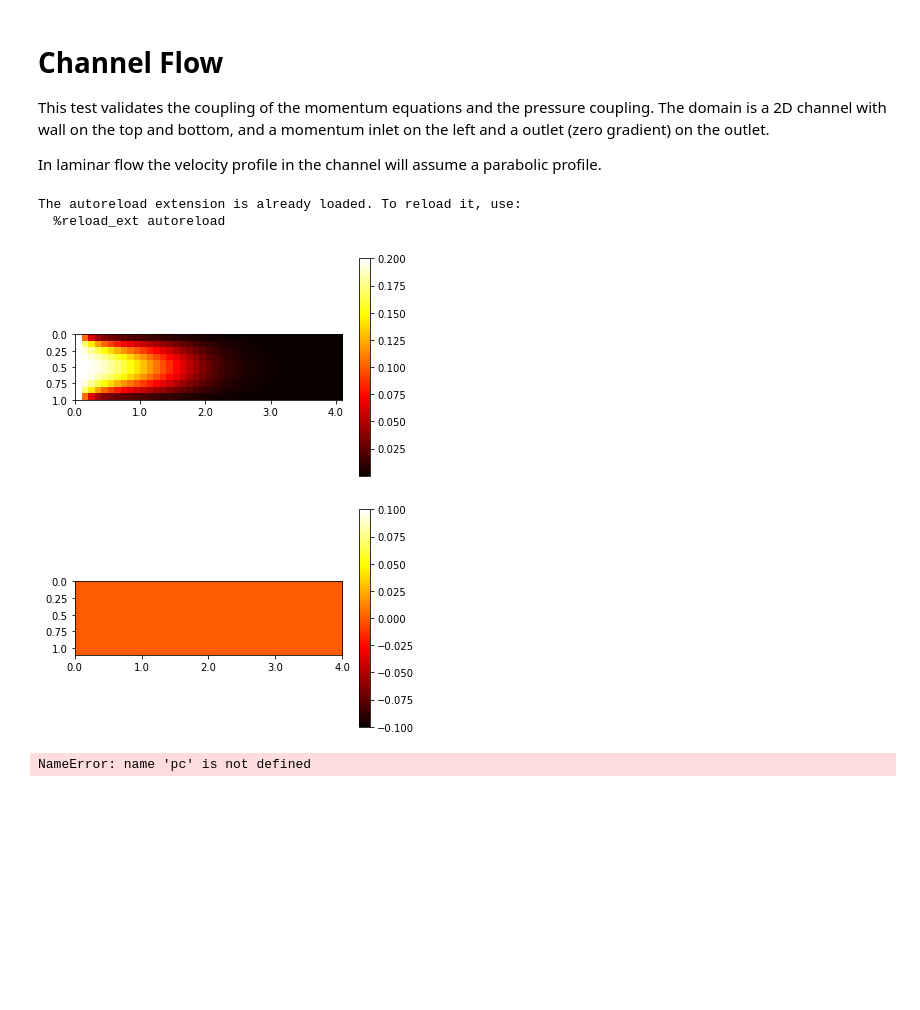
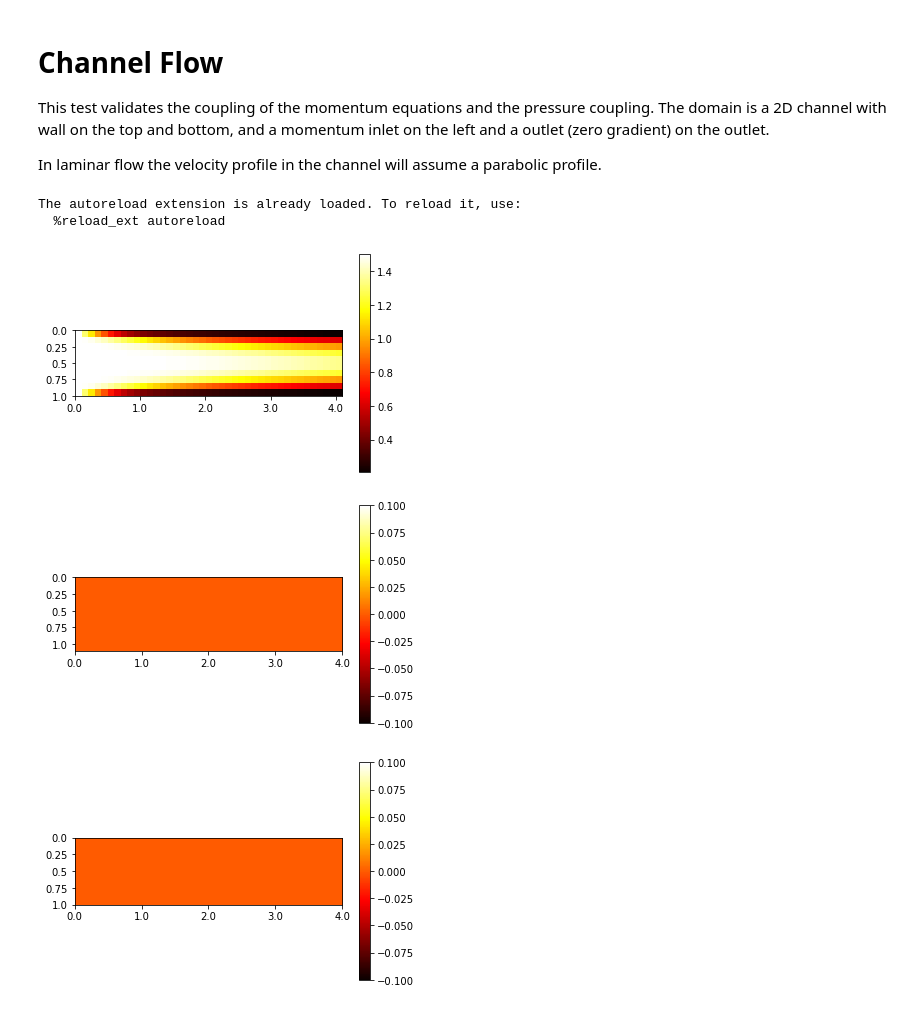
Before and after one commit to fjaschmoneit/multiphase-test-bench, a Jupyter notebook: ValidationTests/channelFlow.ipynb, the cells around one changed output. Drawn from its saved outputs; the diff is of its cells as text; code cells hidden in the pictures; blank space fills up the shorter version.

```diff
--- a/ValidationTests/channelFlow.ipynb
+++ b/ValidationTests/channelFlow.ipynb
@@ -14,15 +14,15 @@ In laminar flow the velocity profile in the channel will assume a parabolic prof
 import sys
 sys.path.append('../src/MultiphaseTestBench')
 import Manager as mptb
+from fieldAccess import *
 
-from fieldAccess import *
 import numpy as np
 #import MeshConfig
 
 nx = 4
 ny = 1
 
-inletVelocity = 0.2
+inletVelocity = 1.5
 
 geom = mptb.createGeometry( 'rectangle', [nx,ny] )
 mesh = mptb.createMesh( geom, res=10 )
@@ -122,37 +122,37 @@ for i in range(0):
     totInFlow = mptb.calcFlowRate(field=u, boundaryName='left')
     totOutFlow = mptb.calcFlowRate(field=u, boundaryName='right')
 
     u.data[boundary_east] = u.data[boundary_nb1_east] * totInFlow/totOutFlow
 #    v.data[boundary_east] = v.data[boundary_nb1_east] * totInFlow/totOutFlow
 
     # totInFlow = mptb.calcFlowRate(field=u, boundaryName='left')
     # totOutFlow = mptb.calcFlowRate(field=u, boundaryName='right')
     #
     #print((totInFlow-totOutFlow)/totInFlow)
 
 
 # totInFlow = mptb.calcFlowRate(field=u, boundaryName='left')
 # totOutFlow = mptb.calcFlowRate(field=u, boundaryName='right')
 #
 # print("inflow:\t", totInFlow )
 # print("outflow:\t", totOutFlow )
 
 mptb.display(u,mesh)
 mptb.display(v,mesh)
-mptb.display(pc,mesh)
+#mptb.display(pc,mesh)
 mptb.display(p,mesh)
 #sim.display(v,mesh)
 #sim.display(p,mesh)
 #
 #
 # print(p.govModel.linSystem.A)
 # print(p.govModel.linSystem.b)
 # %% [output]
 The autoreload extension is already loaded. To reload it, use:
   %reload_ext autoreload
-[figure, old version]
+[figure, new version]
 [figure]
-NameError: name 'pc' is not defined
+[figure, added]
 # %%
 
 # post-processing:
```
Also changed, not shown: parts of 1 cell of this notebook.
